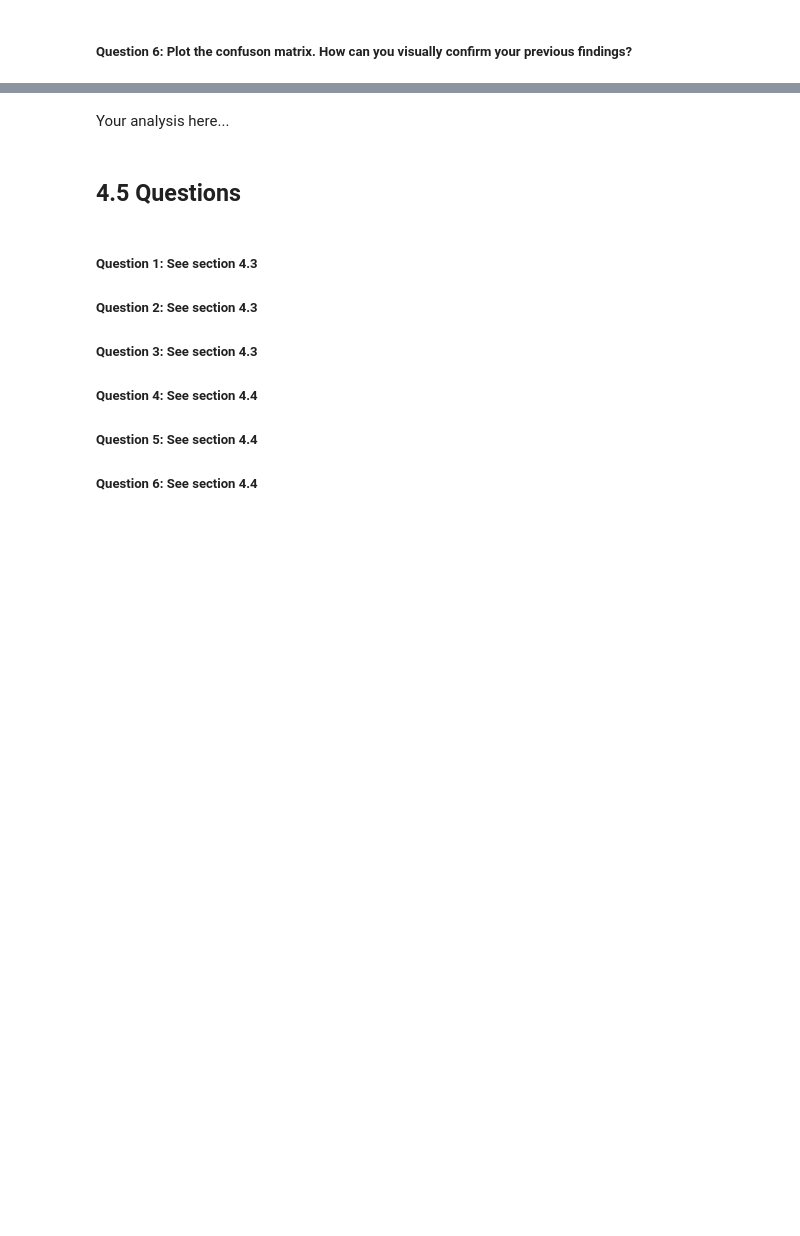
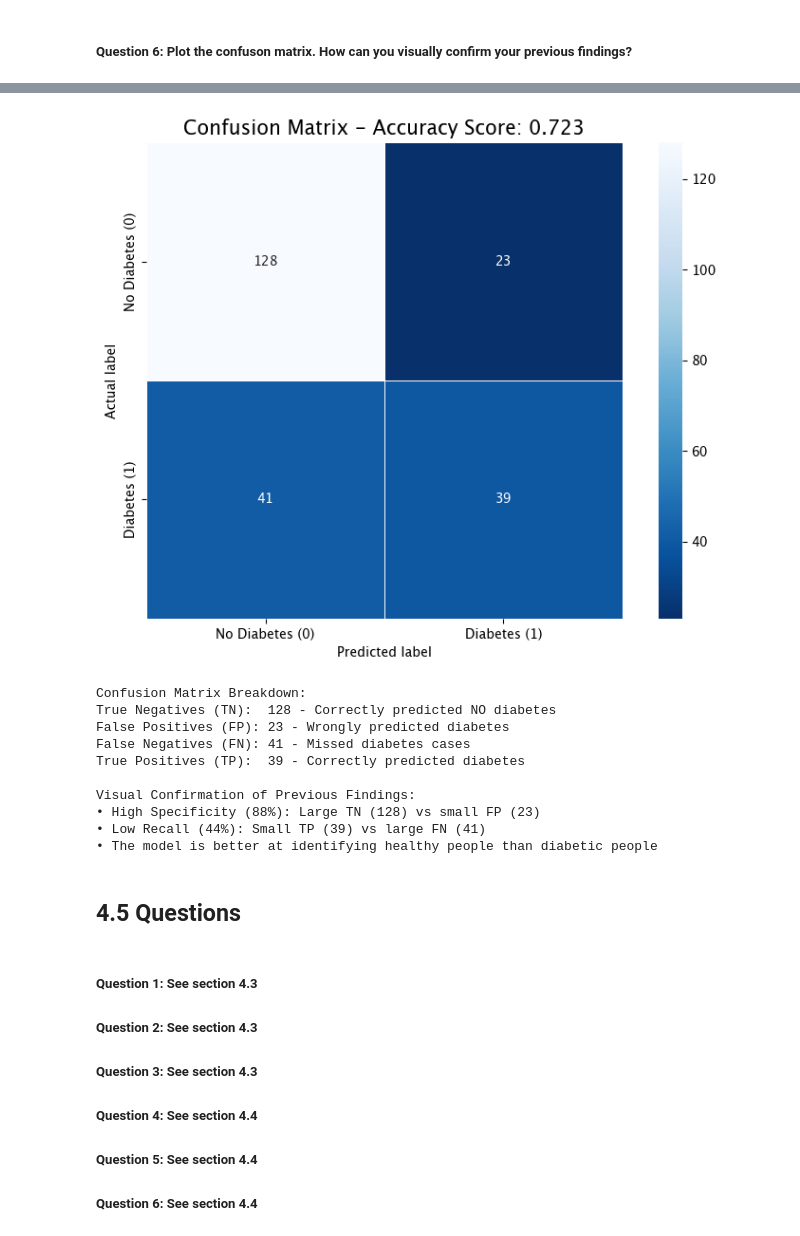
Before and after one commit to massirr/data-science-fundamentals, a Jupyter notebook: 4-Logisctic Regression/DSF 04 - Logistic Regression Exercice.ipynb, the cells around one changed output, grey strips where cells are left out. Saved outputs shown, nothing was run; the diff lists cells and outputs as text; code cells hidden in the pictures; blank space fills up the shorter version.

```diff
--- a/4-Logisctic Regression/DSF 04 - Logistic Regression Exercice.ipynb
+++ b/4-Logisctic Regression/DSF 04 - Logistic Regression Exercice.ipynb
@@ -58,0 +89,11 @@ LogisticRegression(max_iter=10000)
+# %%
+# Based on heatmap analysis, select features (example: Glucose has highest correlation)
+X = df[['Glucose']]
+y = df['Outcome']
+
+# Split the data
+X_train, X_test, y_train, y_test = train_test_split(X, y, test_size=0.3, random_state=42)
+
+# Train the model
+model = LogisticRegression(max_iter=10000)
+model.fit(X_train, y_train)
@@ -97,5 +225,47 @@ Your analysis here...
-# %% [markdown]
-Your analysis here...
+# %%
+# Import confusion matrix
+from sklearn.metrics import confusion_matrix
+
+# Create confusion matrix
+cm = confusion_matrix(y_test, y_pred)
+
+# Plot the confusion matrix
+plt.figure(figsize=(8, 6))
+sns.heatmap(cm, annot=True, fmt="d", linewidths=.5, square=True, cmap='Blues_r')
+plt.ylabel('Actual label')
+plt.xlabel('Predicted label')
+plt.title(f'Confusion Matrix - Accuracy Score: {accuracy:.3f}', size=15)
+
+# Add labels to make it clearer
+plt.xticks([0.5, 1.5], ['No Diabetes (0)', 'Diabetes (1)'])
+plt.yticks([0.5, 1.5], ['No Diabetes (0)', 'Diabetes (1)'])
+
+plt.tight_layout()
+plt.show()
+
+# Print what each number means
+print("\nConfusion Matrix Breakdown:")
+print(f"True Negatives (TN):  {cm[0,0]} - Correctly predicted NO diabetes")
+print(f"False Positives (FP): {cm[0,1]} - Wrongly predicted diabetes")
+print(f"False Negatives (FN): {cm[1,0]} - Missed diabetes cases")
+print(f"True Positives (TP):  {cm[1,1]} - Correctly predicted diabetes")
+
+print(f"\nVisual Confirmation of Previous Findings:")
+print(f"• High Specificity (88%): Large TN ({cm[0,0]}) vs small FP ({cm[0,1]})")
+print(f"• Low Recall (44%): Small TP ({cm[1,1]}) vs large FN ({cm[1,0]})")
+print(f"• The model is better at identifying healthy people than diabetic people")
+# %% [output]
+[figure, added]
+Confusion Matrix Breakdown:
+True Negatives (TN):  128 - Correctly predicted NO diabetes
+False Positives (FP): 23 - Wrongly predicted diabetes
+False Negatives (FN): 41 - Missed diabetes cases
+True Positives (TP):  39 - Correctly predicted diabetes
+
+Visual Confirmation of Previous Findings:
+• High Specificity (88%): Large TN (128) vs small FP (23)
+• Low Recall (44%): Small TP (39) vs large FN (41)
+• The model is better at identifying healthy people than diabetic people
 # %% [markdown]
 ## 4.5 Questions
 # %% [markdown]
```
Also changed, not shown: parts of 27 cells of this notebook, 4 other files.
